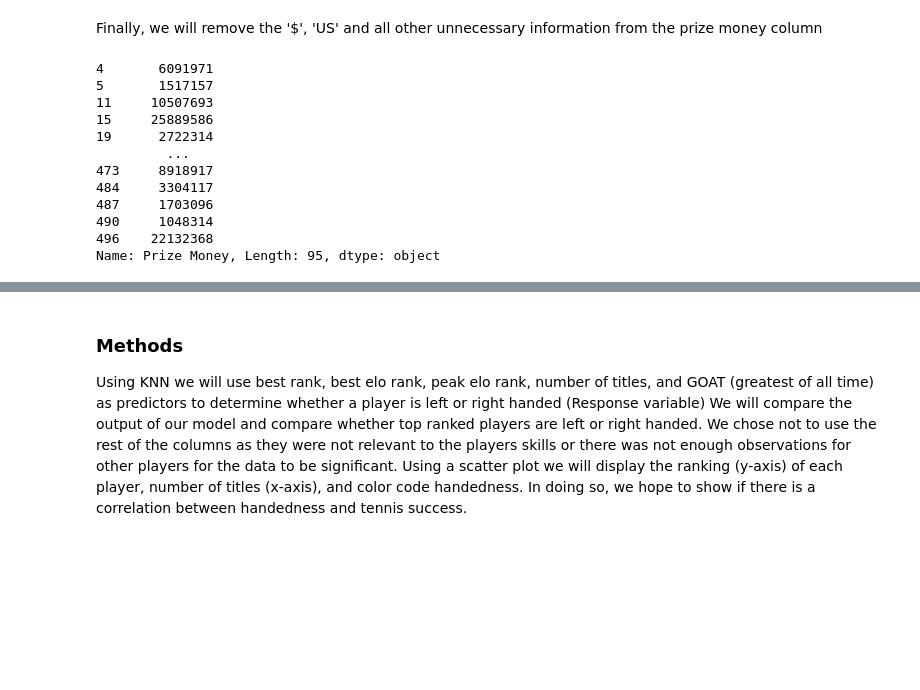
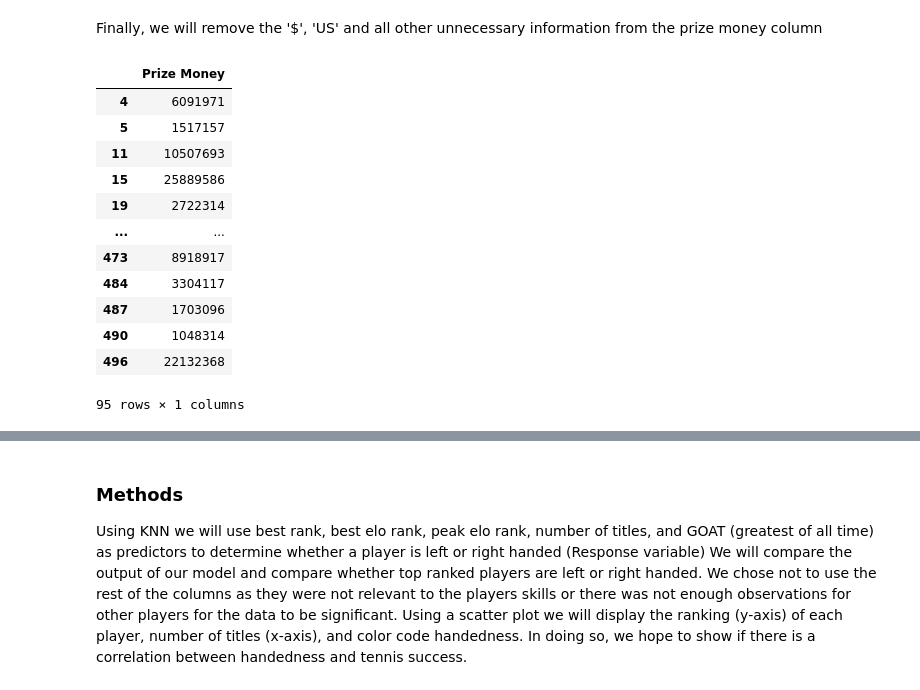
Before and after one commit to Rehnoor/Tennis_Handedness, a Jupyter notebook: Documents/project_proposal.ipynb, the cells around one changed output, grey strips where cells are left out. Drawn from its saved outputs; the diff is of its cells as text; code cells hidden in the pictures; blank space fills up the shorter version.

```diff
--- a/Documents/project_proposal.ipynb
+++ b/Documents/project_proposal.ipynb
@@ -192,19 +192,22 @@ Finally, we will remove the '$', 'US' and all other unnecessary information from
 # %%
 data_clean_Prize_Money= data_no_na['Prize Money'].str.strip('$US')
 data_clean_Prize_Money= data_clean_Prize_Money.str.strip('all-time leader in earnings')
 data_clean_Prize_Money= data_clean_Prize_Money.str.replace(',','')
 data_clean_Prize_Money= data_clean_Prize_Money.str.extract(r'(\d+)', expand=False)
+data_clean_Prize_Money= pd.DataFrame(data_clean_Prize_Money)
+data_clean_Prize_Money= data_clean_Prize_Money.rename(columns={0:"Prize Money"})
 data_clean_Prize_Money
 # %% [output]
+|  | Prize Money |
+| 4 | 6091971 |
+| 5 | 1517157 |
+| 11 | 10507693 |
+| 15 | 25889586 |
+| 19 | 2722314 |
+| ... | ... |
+| 473 | 8918917 |
+| 484 | 3304117 |
+| 487 | 1703096 |
+| 490 | 1048314 |
+| 496 | 22132368 |
-4       6091971
-5       1517157
-11     10507693
-15     25889586
-19      2722314
-         ...
-473     8918917
-484     3304117
-487     1703096
-490     1048314
-496    22132368
-Name: Prize Money, Length: 95, dtype: object
+95 rows × 1 columns
```
Also changed, not shown: parts of 5 cells of this notebook.
